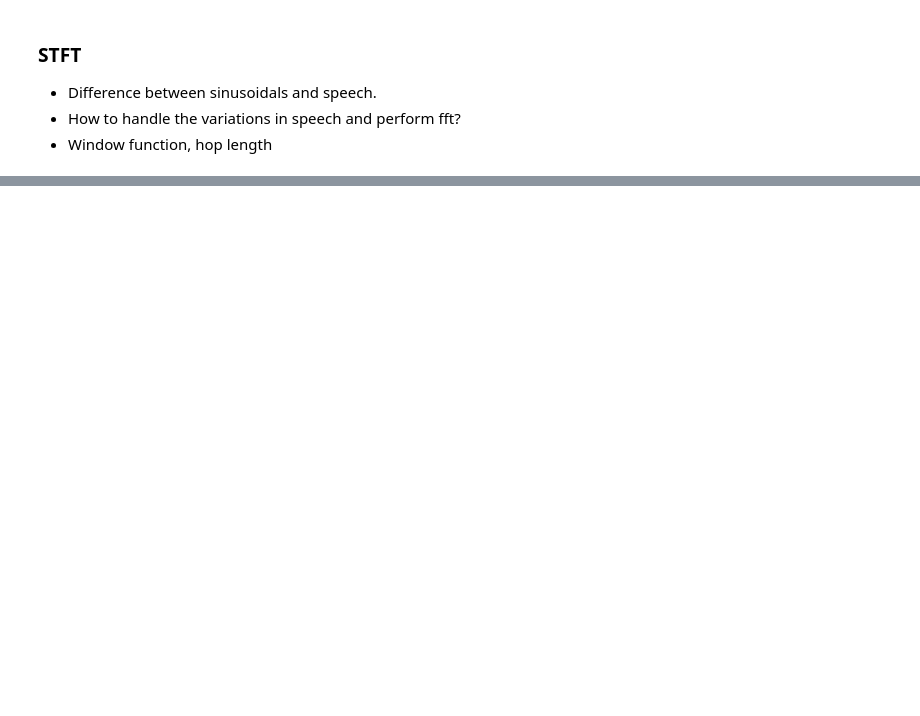
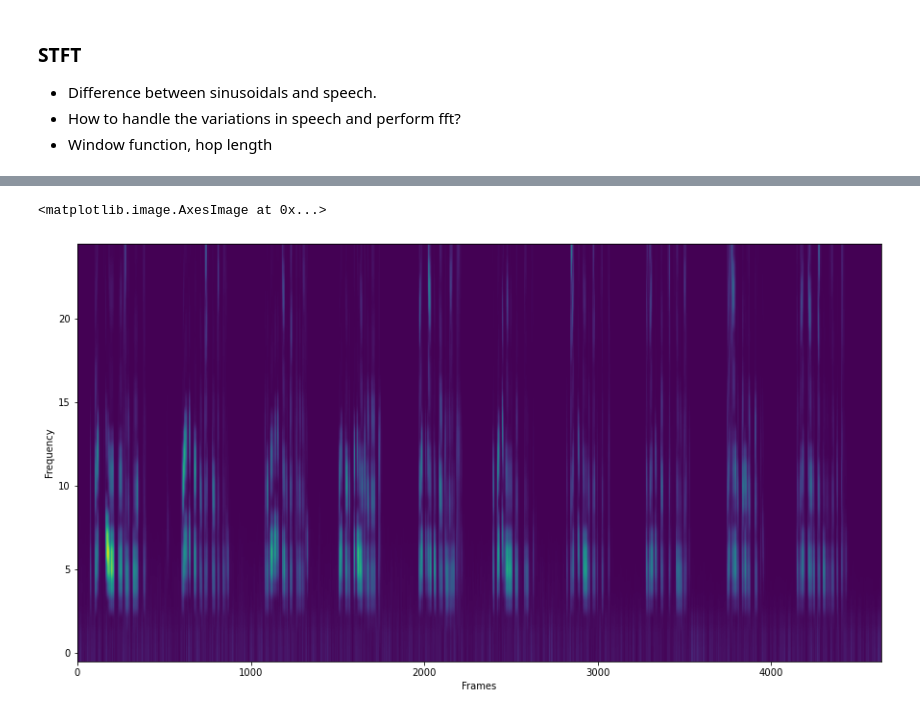
Before and after one commit to ftyers/iu-hse-asr-workshop, a Jupyter notebook: notebooks/Audio_Processing.ipynb, the cells around one changed output, grey strips where cells are left out. Cells and saved outputs as stored; diff of their text form; code cells hidden in the pictures; blank space fills up the shorter version.

```diff
--- a/notebooks/Audio_Processing.ipynb
+++ b/notebooks/Audio_Processing.ipynb
@@ -80,15 +108,18 @@ ax[1].set_title('Frequency-Domain')
 # %%
 def STFT(x, win_length, hop_length, fs):
     n_fft = int((win_length/1000)*fs)
     hop_length = int((hop_length/1000)*fs)
     spec = librosa.stft(x, n_fft=n_fft, hop_length=hop_length)
     return np.abs(spec)
 
-audio, fs = librosa.load('../audio/OSR_us_000_0010_8k.wav')
+audio, fs = librosa.load('sample_audiofiles/OSR_us_000_0010_8k.wav')
 sp = STFT(x=audio, win_length=25, hop_length=10, fs=fs)
 
 plt.figure(figsize=(15, 8))
 plt.ylabel('Frequency')
 plt.xlabel('Frames')
 plt.imshow(sp[:25,:], origin='lowest', aspect='auto')
+# %% [output]
+<matplotlib.image.AxesImage at 0x...>
+[figure, added]
 # %%
```
Also changed, not shown: parts of 6 cells of this notebook.
